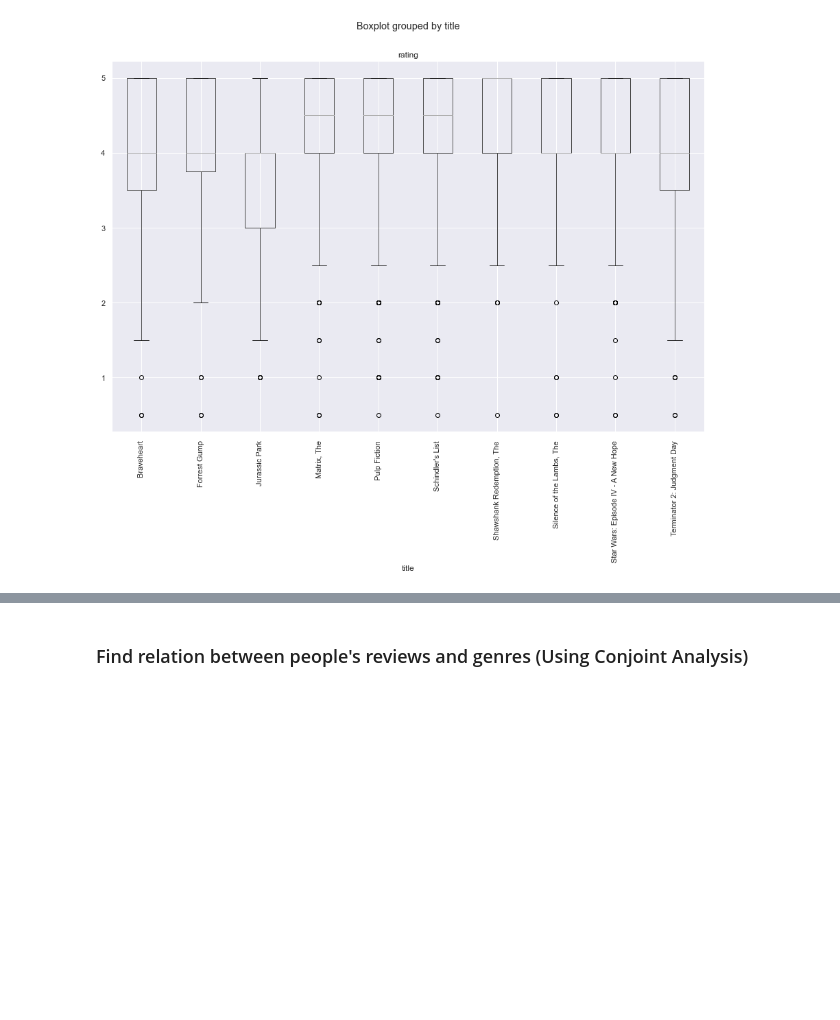
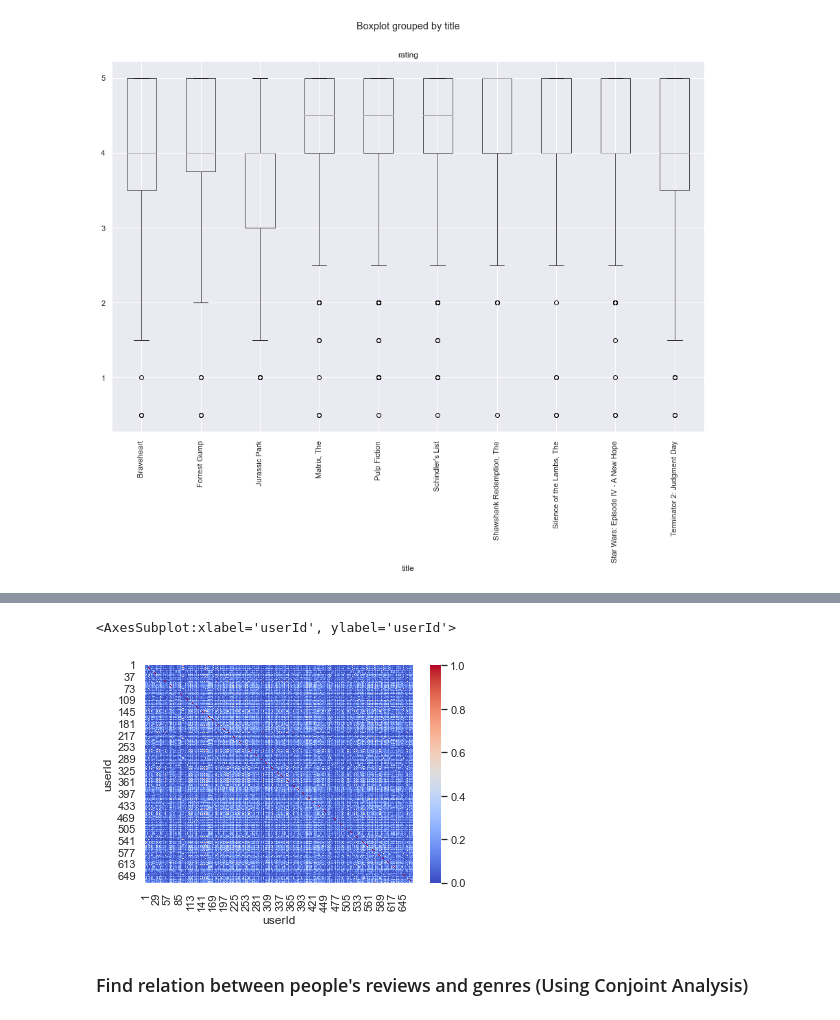
Before and after one commit to bhavesh-20/Movie-Data-Analysis, a Jupyter notebook: Project_G01.ipynb, the cells around one changed output, grey strips where cells are left out. Drawn from its saved outputs; the diff is of its cells as text; code cells hidden in the pictures; blank space fills up the shorter version.

Commit message:
Added similarity on people's rating

```diff
--- a/Project_G01.ipynb
+++ b/Project_G01.ipynb
@@ -490,0 +493,4 @@ plt.xticks(rotation=90)
+# %%
+from sklearn.metrics.pairwise import cosine_similarity
+movies_user_ratings = movies_data.pivot_table(index="userId", columns="title", values="rating")
+movies_user_ratings.head()
@@ -490,0 +506,3 @@ plt.xticks(rotation=90)
+# %%
+movies_user_ratings.fillna(0, inplace=True)
+movies_user_ratings.head()
@@ -490,0 +518,4 @@ plt.xticks(rotation=90)
+# %%
+people_rating_similarity = cosine_similarity(movies_user_ratings.loc[:, :], movies_user_ratings.loc[:, :])
+people_rating_similarity = pd.DataFrame(people_rating_similarity, index=movies_user_ratings.index, columns=movies_user_ratings.index)
+people_rating_similarity
@@ -491,3 +537,8 @@ plt.xticks(rotation=90)
+# %%
+sns.heatmap(people_rating_similarity, cmap="coolwarm")
+# %% [output]
+<AxesSubplot:xlabel='userId', ylabel='userId'>
+[figure, added]
 # %% [markdown]
 ### Find relation between people's reviews and genres (Using Conjoint Analysis)
 # %%
```
Also changed, not shown: parts of 5 cells of this notebook.
